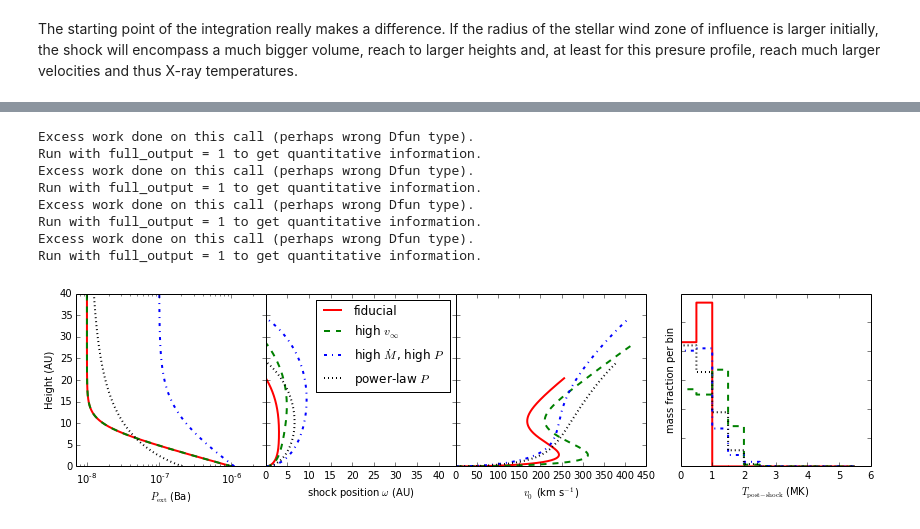
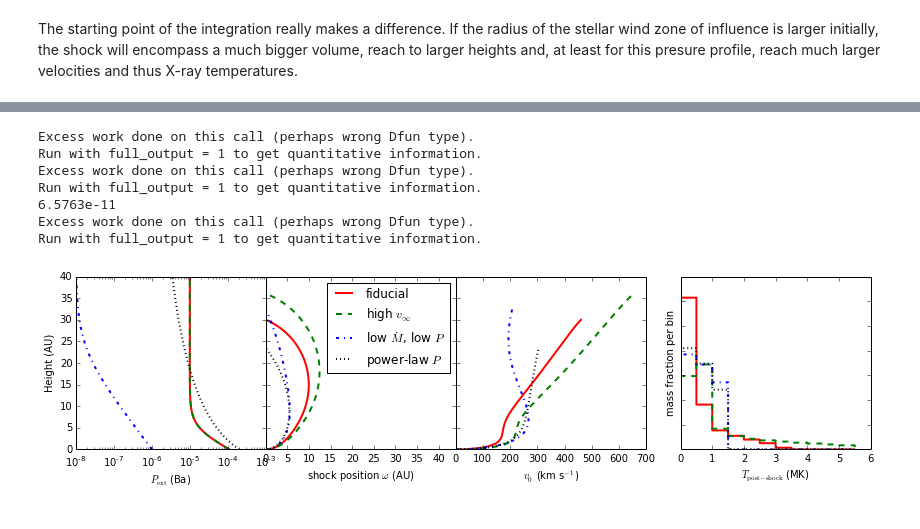
Before and after one commit to hamogu/RecollimationXrayCTTS, a Jupyter notebook: scripts/jet_recol_shocks.ipynb, the cells around one changed output, grey strips where cells are left out. Cells and saved outputs as stored; diff of their text form; code cells hidden in the pictures.

```diff
--- a/scripts/jet_recol_shocks.ipynb
+++ b/scripts/jet_recol_shocks.ipynb
@@ -395,4 +416,9 @@ Run with full_output = 1 to get quantitative information.
 [figure]
 # %% [markdown]
 #### Same external presure, different starting points of integration
+# %%
+p_fiducial = ExpPres(1e-4, 2, p_inf = 1e-5)
+v_fiducial = 5e7
+mdot_fiducial = 6e17
+omega_fiducial = 0.01
 # %%
@@ -585,48 +648,46 @@ z = np.arange(0,50., .01)
 
 fig, axes = StellarWindShock.setup_plot()
 
-pexp = ExpPres(1e-6, 2, p_inf = 1e-8)
-ode = StellarWindShock(pexp, 5e7, .9e15)
-ode.solve(.01, z)
+ode = StellarWindShock(p_fiducial, v_fiducial, mdot_fiducial)
+ode.solve(omega_fiducial, z)
 ode.plot_params(axes, label='fiducial', bins=np.arange(0,6.,.5), color='r',
                 linestyle='solid',linewidth=2)
 
-pexp = ExpPres(1e-6, 2, p_inf = 1e-8)
-ode = StellarWindShock(pexp, 7e7, .9e15)
-ode.solve(.01, z)
+ode = StellarWindShock(p_fiducial, 7e7, mdot_fiducial)
+ode.solve(omega_fiducial, z)
 ode.plot_params(axes, label=r'high $v_{{\infty}}$', bins=np.arange(0,6.,.5),
                 color='g', linestyle='dashed', linewidth=2)
 
-pexp = ExpPres(1e-6, 5, p_inf = 1e-7)
-ode = StellarWindShock(pexp, 5e7, 1e16)
-ode.solve(.01, z)
-ode.plot_params(axes, label=r'high $\dot M$, high $P$', bins=np.arange(0,6.,.5),
+pexp = ExpPres(1e-6, 5, p_inf = 1e-8)
+ode = StellarWindShock(pexp, v_fiducial, 4e15)
+ode.solve(omega_fiducial, z)
+ode.plot_params(axes, label=r'low $\dot M$, low $P$', bins=np.arange(0,6.,.5),
                 color='b', linestyle='dashdot', linewidth=2)
+print ode.m_dot_sun_yr
 
-ppow = PowerPres(1e-8, 2e-7, 2, 5.)
-ode = StellarWindShock(ppow, 5e7, .9e15)
-ode.solve(.01, z)
+ppow = PowerPres(1e-6, 2e-4, 2, 5.)
+ode = StellarWindShock(ppow, v_fiducial, mdot_fiducial)
+ode.solve(omega_fiducial, z)
 ode.plot_params(axes, label='power-law $P$', bins=np.arange(0,6.,.5), color='k',
                 linestyle='dotted', linewidth=2)
 
 
 axes[3].set_ylim([0, None])
 axes[1].legend()
 axes[2].set_xlim([0,None])
 axes[0].set_ylim([0,40])
-axes[0].set_xlim([7e-9,3e-6])
+#axes[0].set_xlim([7e-9,3e-6])
 
 set_aspect_equal(axes[1])
 
 fig.savefig(plotdir + 'result/result.png')
 fig.savefig(plotdir + 'result/result.eps')
 # %% [output]
 Excess work done on this call (perhaps wrong Dfun type).
 Run with full_output = 1 to get quantitative information.
 Excess work done on this call (perhaps wrong Dfun type).
 Run with full_output = 1 to get quantitative information.
+6.5763e-11
 Excess work done on this call (perhaps wrong Dfun type).
 Run with full_output = 1 to get quantitative information.
-Excess work done on this call (perhaps wrong Dfun type).
-Run with full_output = 1 to get quantitative information.
-[figure, old version]
+[figure, new version]
```
Also changed, not shown: parts of 11 cells of this notebook, 12 other files.
